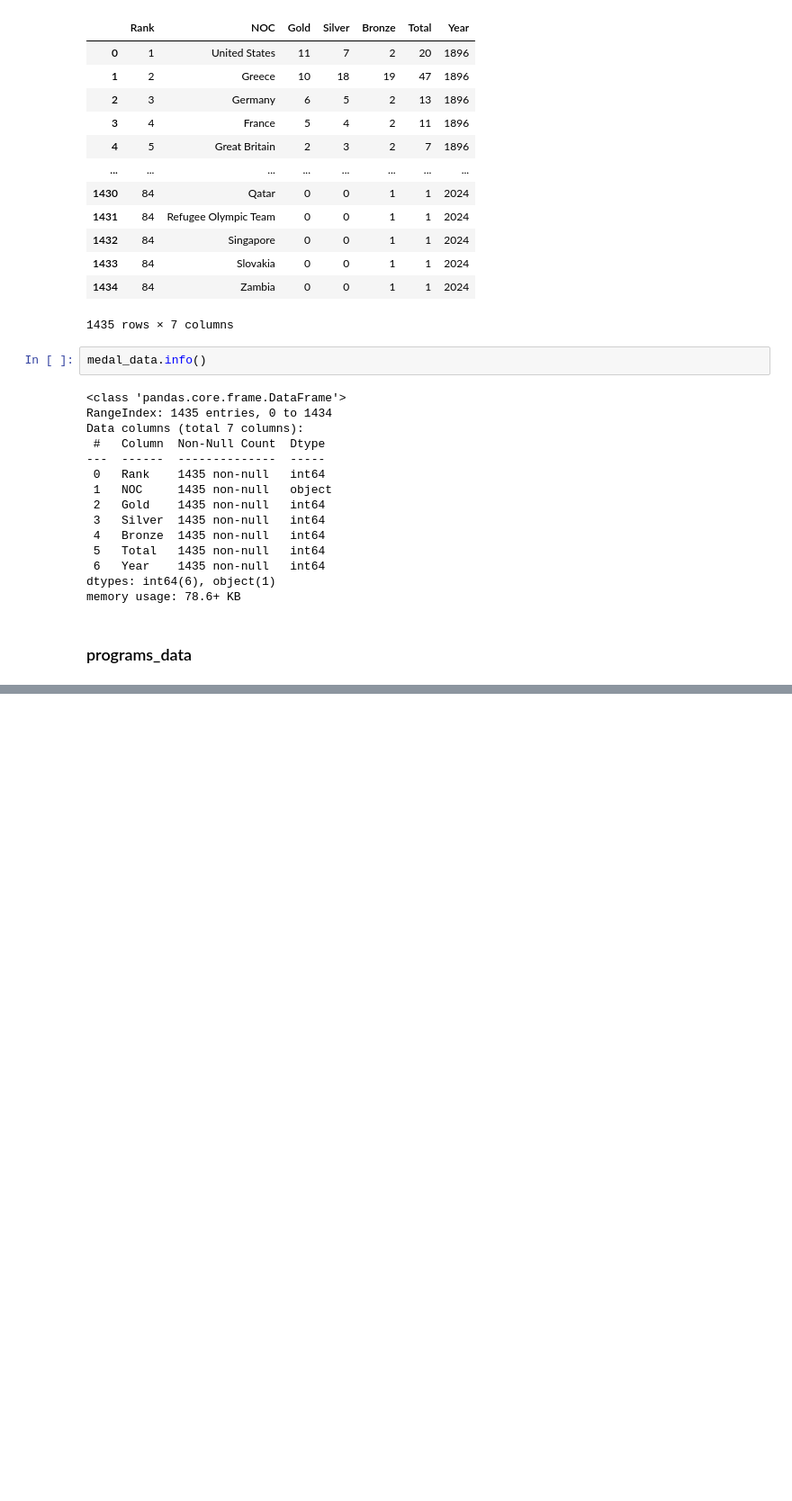
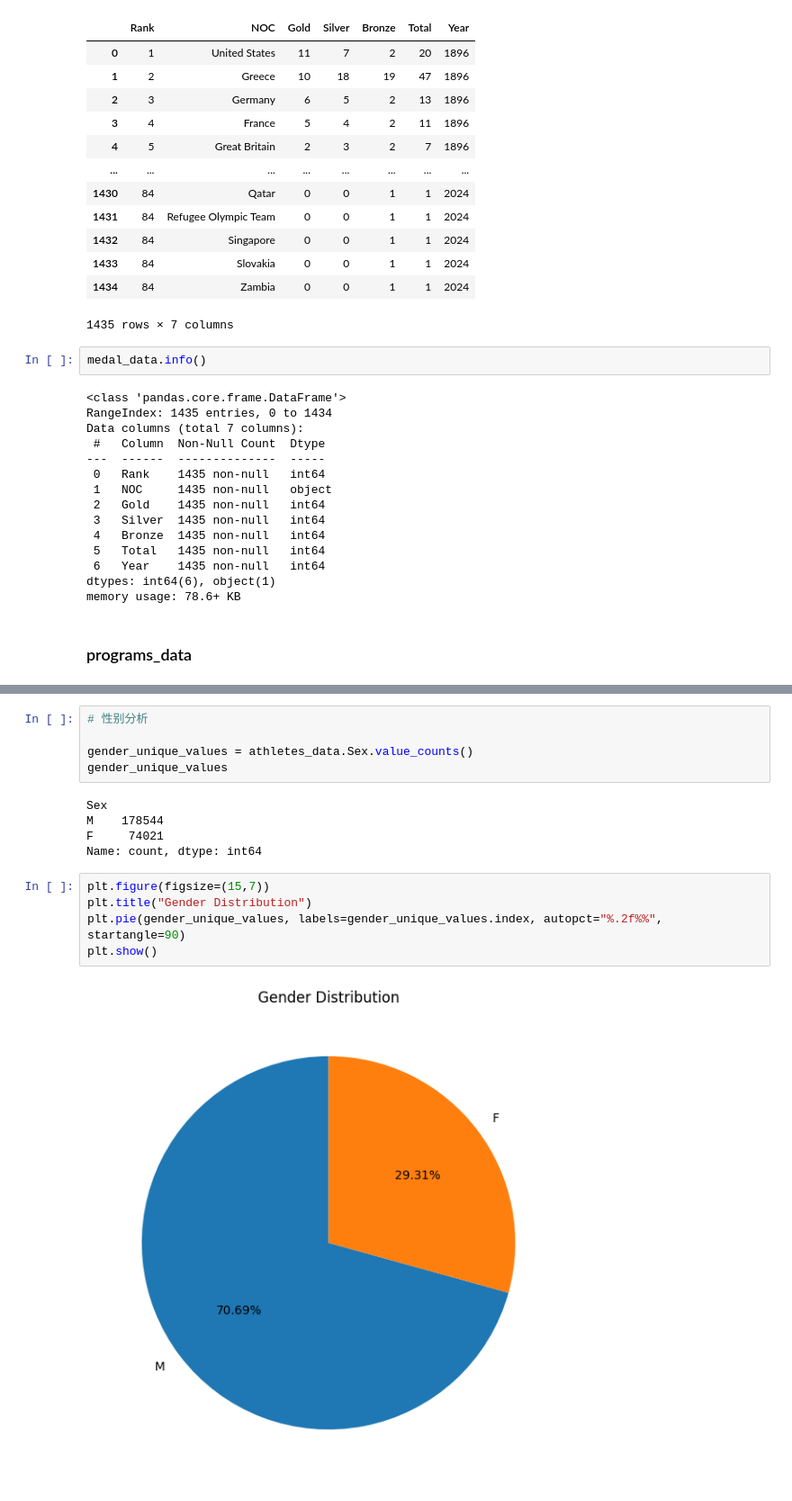
Before and after one commit to Evan-Li-2024/2025MCM-c, a Jupyter notebook: Olympics-analysis.ipynb, the cells around one changed output, grey strips where cells are left out. Shown at 90% size. Drawn from its saved outputs; the diff is of its cells as text; blank space fills up the shorter version.

```diff
--- a/Olympics-analysis.ipynb
+++ b/Olympics-analysis.ipynb
@@ -183,0 +246,17 @@ UnicodeDecodeError: 'utf-8' codec can't decode byte 0x95 in position 1038: inval
+# %%
+# 性别分析
+
+gender_unique_values = athletes_data.Sex.value_counts()
+gender_unique_values
+# %% [output]
+Sex
+M    178544
+F     74021
+Name: count, dtype: int64
+# %%
+plt.figure(figsize=(15,7))
+plt.title("Gender Distribution")
+plt.pie(gender_unique_values, labels=gender_unique_values.index, autopct="%.2f%%", startangle=90)
+plt.show()
+# %% [output]
+[figure, added]
```
Also changed, not shown: parts of 25 cells of this notebook, 3 other files.
